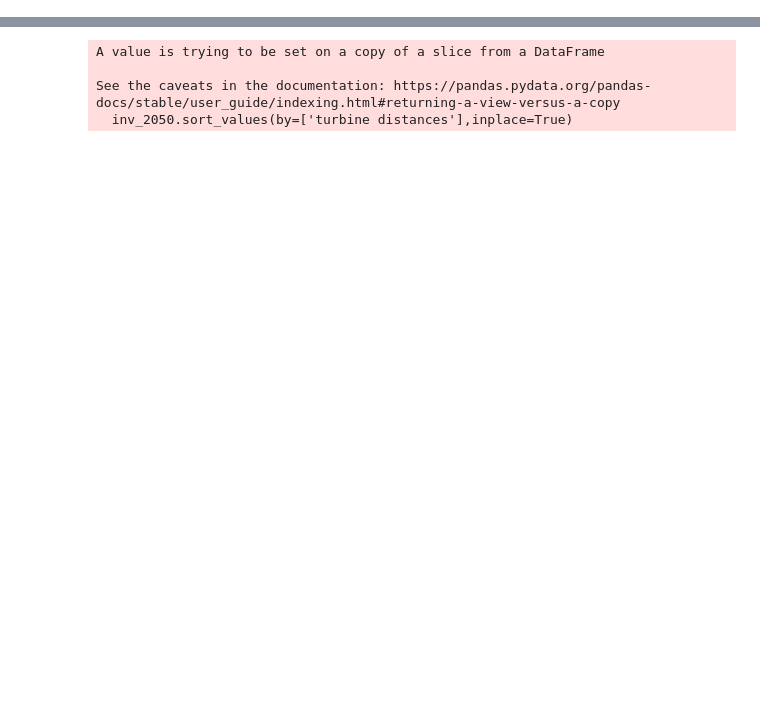
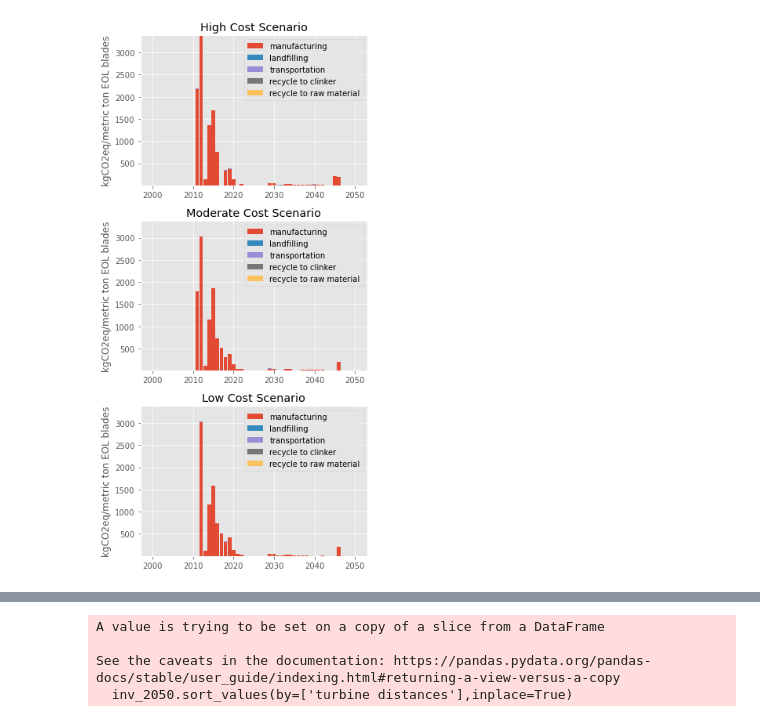
Before and after one commit to NREL/celavi, a Jupyter notebook: notebooks/CELAVI-Figures.ipynb, the cells around one changed output, grey strips where cells are left out. Drawn from its saved outputs; the diff is of its cells as text; code cells hidden in the pictures; blank space fills up the shorter version.

```diff
--- a/notebooks/CELAVI-Figures.ipynb
+++ b/notebooks/CELAVI-Figures.ipynb
@@ -280,0 +457,93 @@ array([ 255.,  196., 1568.])
+# %%
+# Now looking at EOL *and* manufacturing processes by timestep
+gwp_timestep = gwp_subset_idx.loc[(gwp_subset_idx['material']=='glass fiber reinforced polymer')]
+
+blades_eol_timestep = inv.loc[(inv.material=='glass fiber reinforced polymer') &
+                              (inv.process!='manufacturing')]
+blades_eol_timestep.rename(columns={'process': 'stage'})
+blades_eol_timestep['year'] = blades_eol_timestep['year'].astype(int)
+
+# sum up blades across EOL processes
+blades_eol_total_timestep = blades_eol_timestep.groupby(['year', 'scenario', 'material', 'coarse grinding location',
+                                                         'distance to recycling facility',
+                                                         'distance to cement plant'], as_index=False).sum()
+blades_eol_total_timestep.drop(columns='cumul_mass', inplace=True)
+
+blades_eol_total_timestep.rename(columns={'mass': 'eol blade mass'}, inplace=True)
+
+gwp_normalize = gwp_timestep.merge(blades_eol_total_timestep, how='left',
+                                  on=['year', 'scenario', 'material', 'coarse grinding location',
+                                                         'distance to recycling facility',
+                                                         'distance to cement plant'])
+gwp_normalize['gwp normalized'] = gwp_normalize['gwp'] / gwp_normalize['eol blade mass']
+
+gwp_normalize['gwp normalized'] = gwp_normalize['gwp normalized'].fillna(0)
+
+gwp_nr_bau = gwp_normalize.loc[gwp_normalize['scenario']=='bau']
+gwp_nr_mc = gwp_normalize.loc[gwp_normalize['scenario']=='mc']
+gwp_nr_hc = gwp_normalize.loc[gwp_normalize['scenario']=='hc']
+
+fig = plt.figure(figsize=(5, 10))
+
+baunrimp = fig.add_subplot(3, 1, 1)
+mcnrimp = fig.add_subplot(3, 1, 2, sharex=baunrimp, sharey=baunrimp)
+hcnrimp = fig.add_subplot(3, 1, 3, sharex=baunrimp, sharey=baunrimp)
+
+impbar_width=0.9
+
+## Create BAU Plot ##
+for j in gwp_nr_bau.stage.unique():
+    bar_heights = gwp_nr_bau.loc[(gwp_nr_bau['stage']==j), 'gwp normalized'].values
+
+    # if no stages have been plotted yet,
+    if j == gwp_nr_bau.stage.unique()[0]:
+        baunrimp.bar(x_axis, bar_heights, label=j, width=impbar_width)
+        bar_bottom = bar_heights
+
+    else:
+        baunrimp.bar(x_axis, bar_heights, bottom=bar_bottom, label=j,width=impbar_width)
+        bar_bottom = np.add(bar_bottom, bar_heights)
+
+## Create MC Plot ##
+for j in gwp_nr_mc.stage.unique():
+    bar_heights = gwp_nr_mc.loc[(gwp_nr_mc['stage']==j), 'gwp normalized'].values
+
+    # if no stages have been plotted yet,
+    if j == gwp_nr_mc.stage.unique()[0]:
+        mcnrimp.bar(x_axis, bar_heights, label=j, width=impbar_width)
+        bar_bottom = bar_heights
+
+    else:
+        mcnrimp.bar(x_axis, bar_heights, bottom=bar_bottom, label=j,width=impbar_width)
+        bar_bottom = np.add(bar_bottom, bar_heights)
+
+
+## Create HC Plot ##
+for j in gwp_nr_hc.stage.unique():
+    bar_heights = gwp_nr_hc.loc[(gwp_nr_hc['stage']==j), 'gwp normalized'].values
+
+    # if no stages have been plotted yet,
+    if j == gwp_nr_hc.stage.unique()[0]:
+        hcnrimp.bar(x_axis, bar_heights, label=j, width=impbar_width)
+        bar_bottom = bar_heights
+
+    else:
+        hcnrimp.bar(x_axis, bar_heights, bottom=bar_bottom, label=j,width=impbar_width)
+        bar_bottom = np.add(bar_bottom, bar_heights)
+
+baunrimp.legend()
+mcnrimp.legend()
+hcnrimp.legend()
+
+#baunrimp.set_ylim([0, 4.0])
+
+baunrimp.set_ylabel('kgCO2eq/metric ton EOL blades')
+mcnrimp.set_ylabel('kgCO2eq/metric ton EOL blades')
+hcnrimp.set_ylabel('kgCO2eq/metric ton EOL blades')
+
+baunrimp.set_title('High Cost Scenario')
+mcnrimp.set_title("Moderate Cost Scenario")
+hcnrimp.set_title('Low Cost Scenario')
+
+plt.tight_layout()
+# %% [output]
@@ -280,0 +555 @@ array([ 255.,  196., 1568.])
+[figure, added]
```
Also changed, not shown: parts of 51 cells of this notebook.
